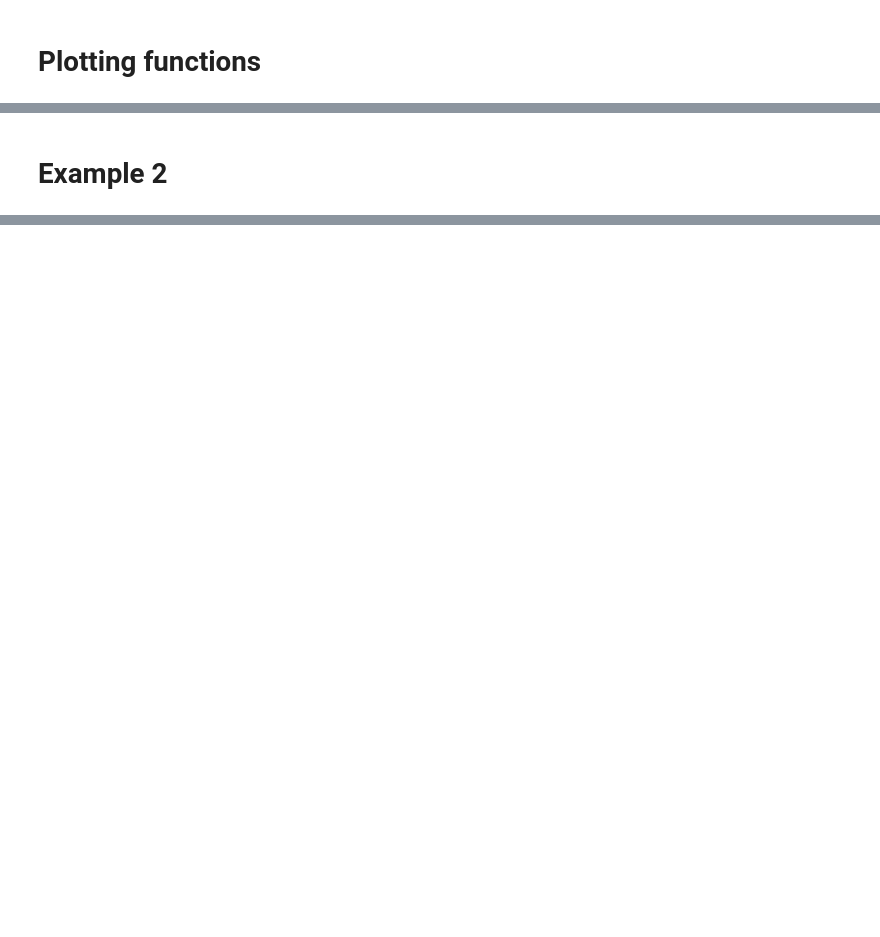
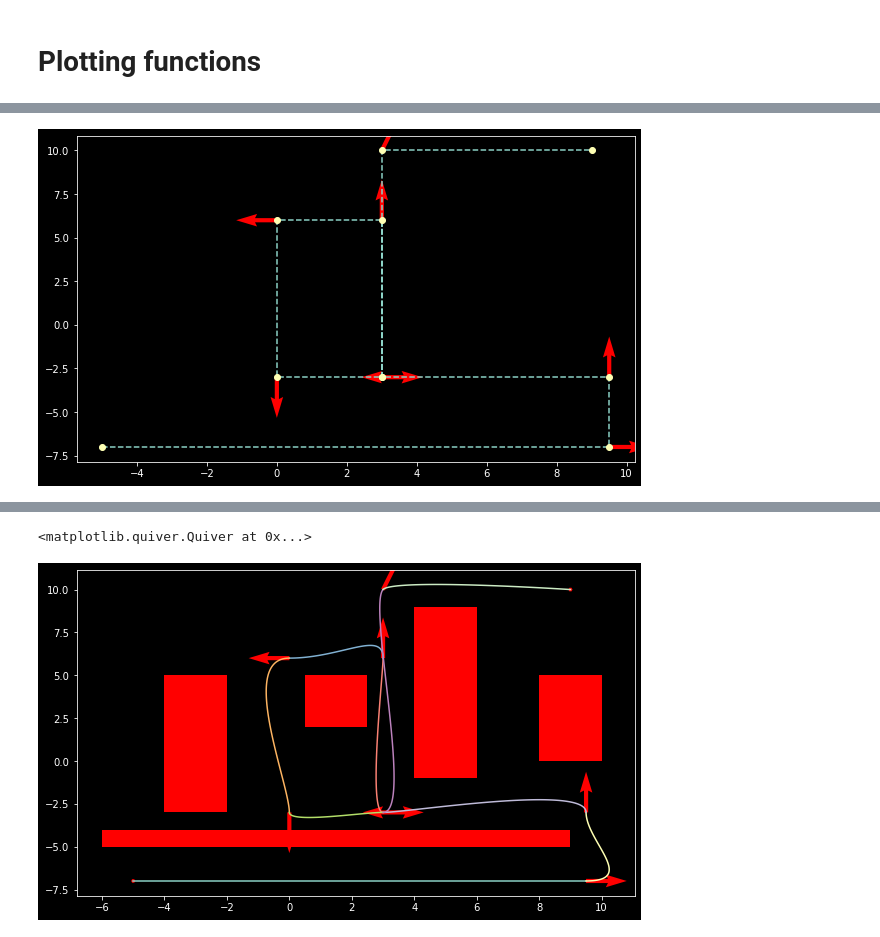
Before and after one commit to Nick-Sireci/Robotics-Workshop1, a Jupyter notebook: Trajectories.ipynb, the cells around one changed output, grey strips where cells are left out. Cells and saved outputs as stored; diff of their text form; code cells hidden in the pictures; blank space fills up the shorter version.

```diff
--- a/Trajectories.ipynb
+++ b/Trajectories.ipynb
@@ -99,2 +65,74 @@ plot_speed()
-# %% [markdown]
-# Example 2
+# %%
+##### Requirements for the trajectory
+
+# Waypoints
+p1 = [-5,-7]
+p2 = [9.5,-7]
+p3 = [9.5, -3]
+p4 = [3,-3]
+p5 = [3,6]
+p6 = [0,6]
+p7 = [0,-3]
+p8 = [3,-3]
+p9 = [3,10]
+p10 = [9,10]
+
+# Velocities
+v1 = [0.,0.]
+v2 = [1,0]
+v3 = [0,1]
+v4 = [-.5,0]
+v5 = [0,1]
+v6 = [-1,0]
+v7 = [0,-1]
+v8 = [1,0]
+v9 = [.5,1]
+v10 = [0.,0.]
+
+# Time
+t1 = 0
+t2 = t1 + 3
+t3 = t2 + 5
+t4 = t3 + 5
+t5 = t4 + 3
+t6 = t5 + 5
+t7 = t6 + 5
+t8 = t7 + 2
+t9 = t8 + 3
+t10 = t9 + 2
+
+# Grouping
+P = np.vstack((p1, p2, p3, p4, p5, p6, p7, p8, p9, p10))
+V = np.vstack((v1, v2, v3, v4, v5, v6, v7, v8, v9, v10))
+T = [t1, t2, t3, t4, t5, t6, t7, t8, t9, t10]
+
+X, Y = P[:,0], P[:,1]
+Vx, Vy = V[:,0], V[:,1]
+
+# Plotting line function
+plot_points()
+show()
+
+# Piecewise function for spline
+theta_x, theta_y, dx, dy = piecewise2D(X,Y, Vx, Vy, T)
+
+# Plotting
+# Add obstacles for visualization
+rect1 = plt.Rectangle((4, -1), 2, 10, fc='r')
+rect2 = plt.Rectangle((.5,2), 2, 3, fc='r')
+rect3 = plt.Rectangle((-6,-5), 15, 1, fc='r')
+rect4 = plt.Rectangle((8,0), 2, 5, fc='r')
+rect5 = plt.Rectangle((-4,-3), 2, 8, fc='r')
+plt.gca().add_patch(rect1)
+plt.gca().add_patch(rect2)
+plt.gca().add_patch(rect3)
+plt.gca().add_patch(rect4)
+plt.gca().add_patch(rect5)
+
+# Graph the lines
+quiver(X,Y, Vx, Vy, color='r')
+
+#show()
+#plot_speed()
+# %% [output]
+[figure, added]
@@ -100,0 +156,2 @@ plot_speed()
+<matplotlib.quiver.Quiver at 0x...>
+[figure, added]
```
Also changed, not shown: parts of 19 cells of this notebook, 1 other file.
